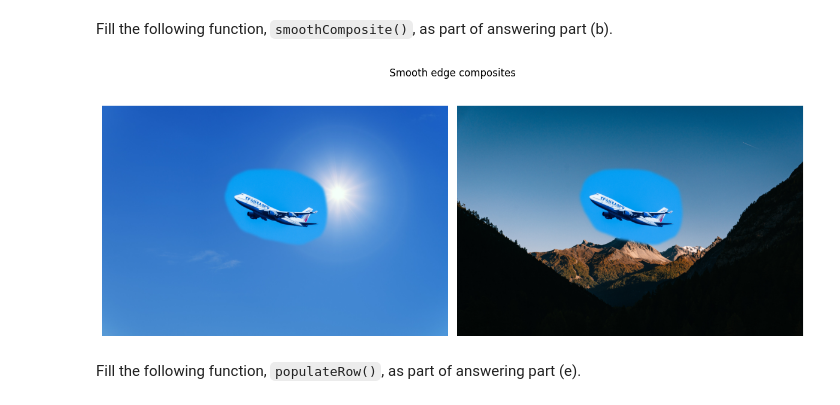
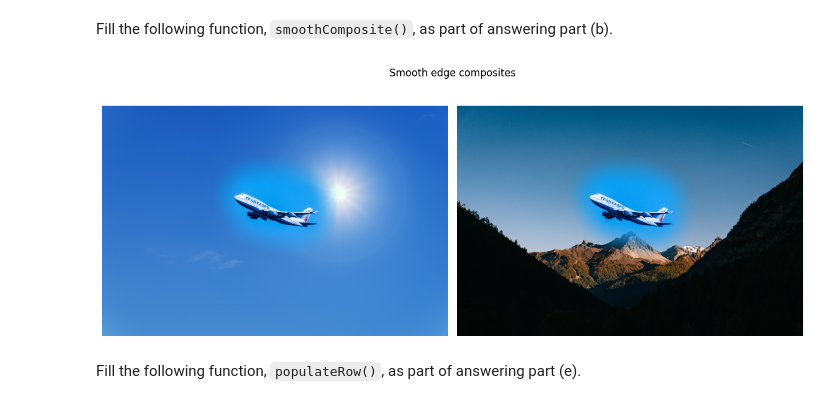
Before and after one commit to tva050/FYS-2010, a Jupyter notebook: Mandetory/Task2/ImageCompositing.ipynb, the cells around one changed output. Cells and saved outputs as stored; diff of their text form; code cells hidden in the pictures.

```diff
--- a/Mandetory/Task2/ImageCompositing.ipynb
+++ b/Mandetory/Task2/ImageCompositing.ipynb
@@ -136,35 +136,35 @@ def smoothComposite(source:np.ndarray, target:np.ndarray, mask:np.ndarray) -> np
     #################################################################
     ################## Change the code in this box ##################
     #################################################################
 
     comp = np.copy(target)
-    mask = cv2.GaussianBlur(mask.astype(np.float32), (25,25), 0) # blur the mask
+    mask = cv2.GaussianBlur(mask.astype(np.float32), (99,99), 51) # blur the mask
     mask = np.expand_dims(mask, axis=2) # expand the mask array along a new axis
 
     comp = source * mask + (1 - mask)*target # replace the pixels in the target image with the pixels in the source image where the mask is True
 
 
 
     #################################################################
     #################################################################
     #################################################################
 
     return comp.astype(np.uint8)
 
 
 
 ## Generate the smooth-edge composites
 smooth_comp_1 = smoothComposite(source, target1, mask)
 smooth_comp_2 = smoothComposite(source, target2, mask)
 
 ## Save the smooth-edge composites
 Image.fromarray(smooth_comp_1).save("./smoothcomp-sky.png")
 Image.fromarray(smooth_comp_2).save("./smoothcomp-mountain.png")
 
 ## Visualize the smooth-edge composites
 fig2,ax2 = plot_composites(smooth_comp_1, smooth_comp_2, "Smooth edge composites")
 # %% [output]
-[figure, old version]
+[figure, new version]
 # %% [markdown]
 Fill the following function, `populateRow()`, as part of answering part (e).
 # %%
```
Also changed, not shown: 3 other files.
